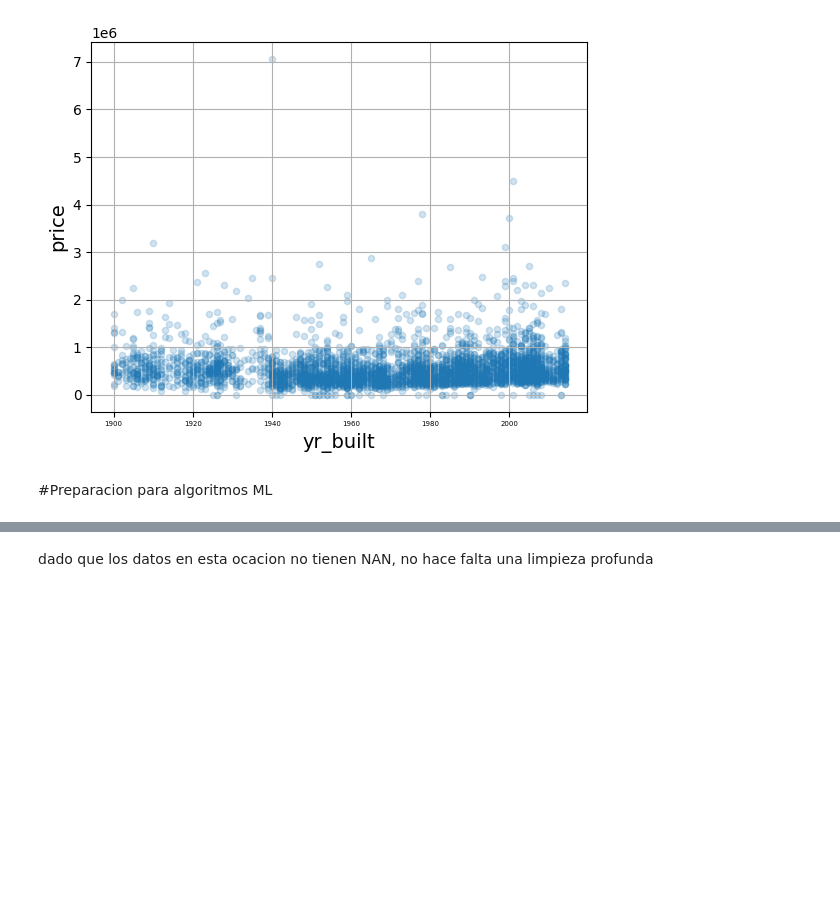
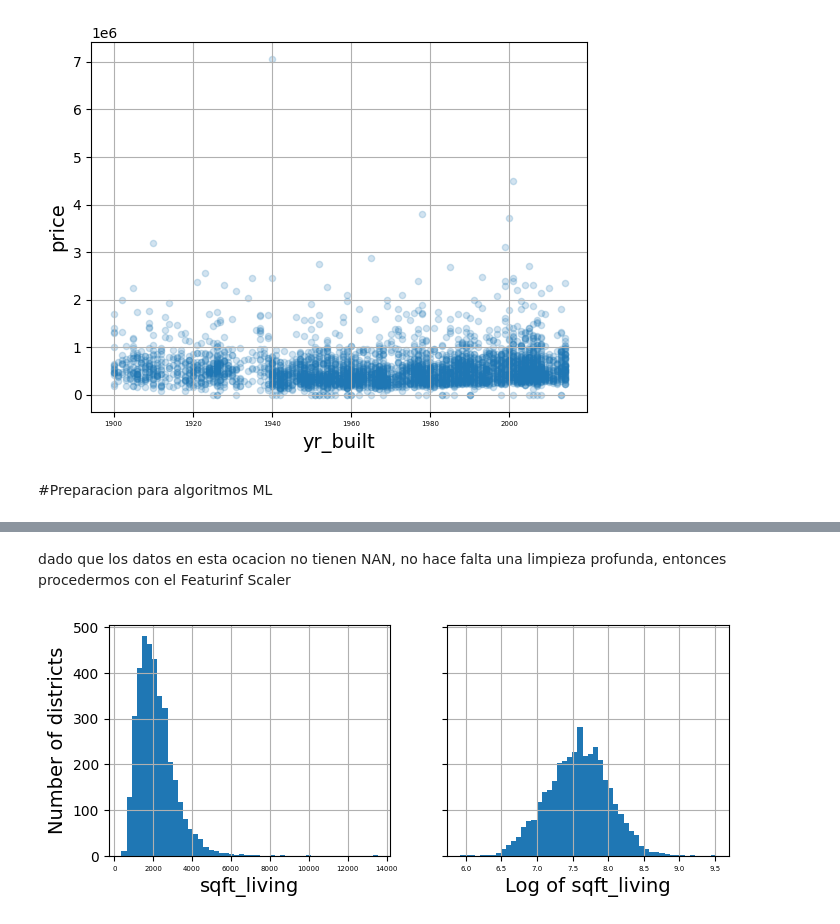
Before and after one commit to shirohigexe/practicas_HO_ML, a Jupyter notebook: Practica_1.ipynb, the cells around one changed output, grey strips where cells are left out. Saved outputs shown, nothing was run; the diff lists cells and outputs as text; code cells hidden in the pictures; blank space fills up the shorter version.

```diff
--- a/Practica_1.ipynb
+++ b/Practica_1.ipynb
@@ -315,2 +302,2 @@ memory usage: 539.1+ KB
 # %% [markdown]
-dado que los datos en esta ocacion no tienen NAN, no hace falta una limpieza profunda
+dado que los datos en esta ocacion no tienen NAN, no hace falta una limpieza profunda, entonces procedermos con el Featurinf Scaler
@@ -316,0 +309,11 @@ dado que los datos en esta ocacion no tienen NAN, no hace falta una limpieza pro
+# %%
+fig, axs = plt.subplots(1, 2, figsize=(8, 3), sharey=True)
+housing["sqft_living"].hist(ax=axs[0], bins=50)
+housing["sqft_living"].apply(np.log).hist(ax=axs[1], bins=50)
+axs[0].set_xlabel("sqft_living")
+axs[1].set_xlabel("Log of sqft_living")
+axs[0].set_ylabel("Number of districts")
+
+plt.show()
+# %% [output]
+[figure, added]
```
Also changed, not shown: parts of 12 cells of this notebook.
